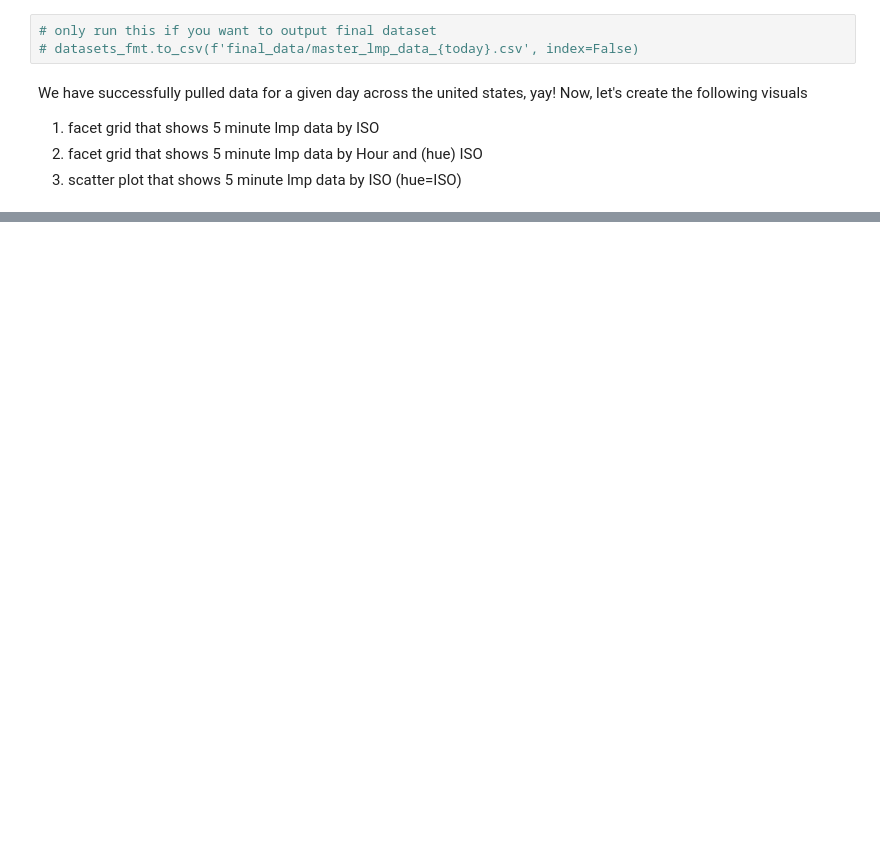
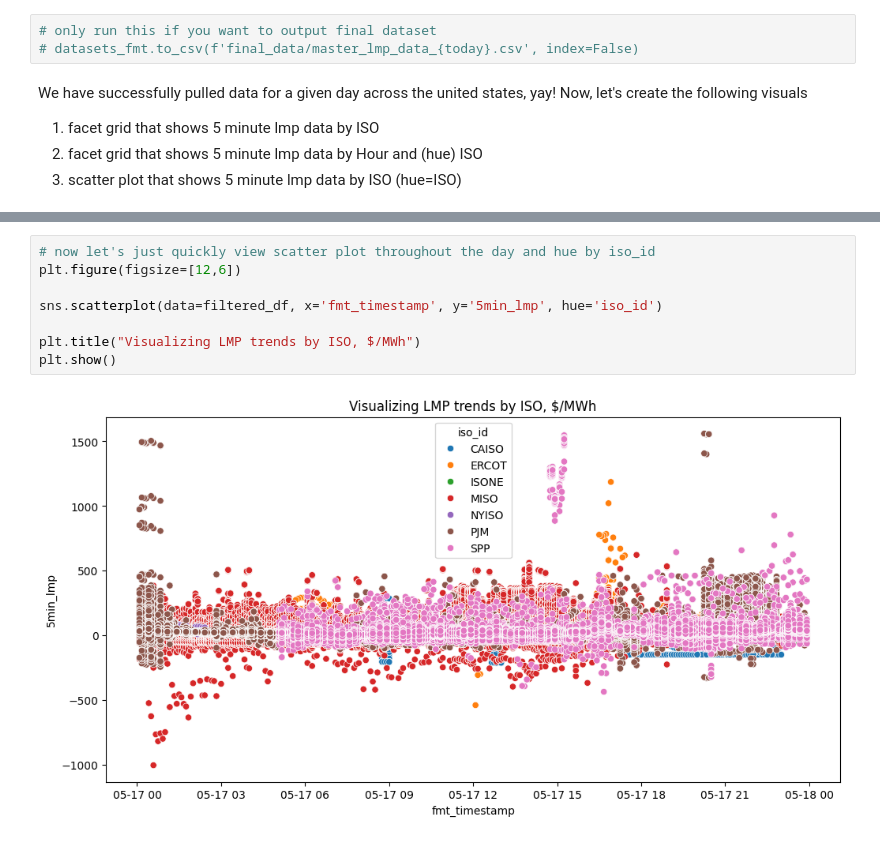
Before and after one commit to aangelsalazarr/us_electricity_pricing, a Jupyter notebook: unifying_data_silos.ipynb, the cells around one changed output, grey strips where cells are left out. Saved outputs shown, nothing was run; the diff lists cells and outputs as text; blank space fills up the shorter version.

```diff
--- a/unifying_data_silos.ipynb
+++ b/unifying_data_silos.ipynb
@@ -239,0 +295,10 @@ lmp_iso_fgrid(dataset=datasets_fmt)
+# %%
+# now let's just quickly view scatter plot throughout the day and hue by iso_id
+plt.figure(figsize=[12,6])
+
+sns.scatterplot(data=filtered_df, x='fmt_timestamp', y='5min_lmp', hue='iso_id')
+
+plt.title("Visualizing LMP trends by ISO, $/MWh")
+plt.show()
+# %% [output]
+[figure, added]
```
Also changed, not shown: parts of 6 cells of this notebook, 4 other files.
